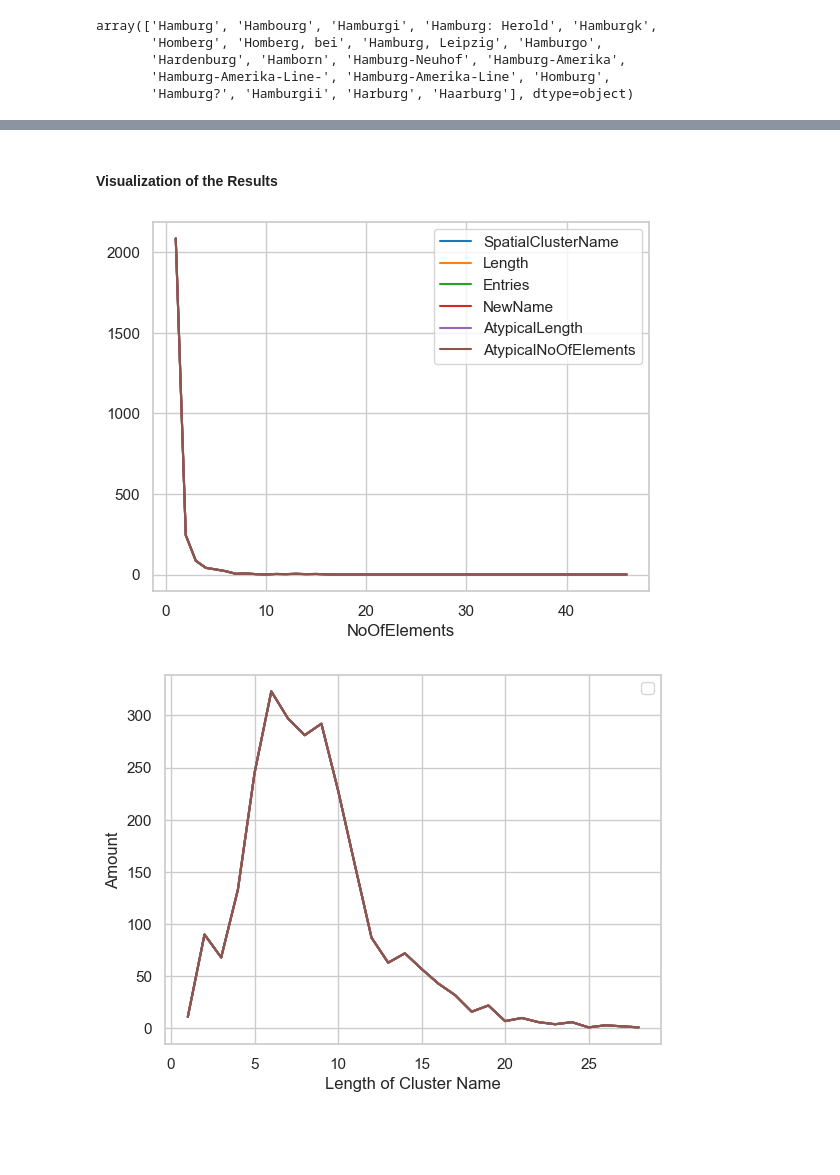
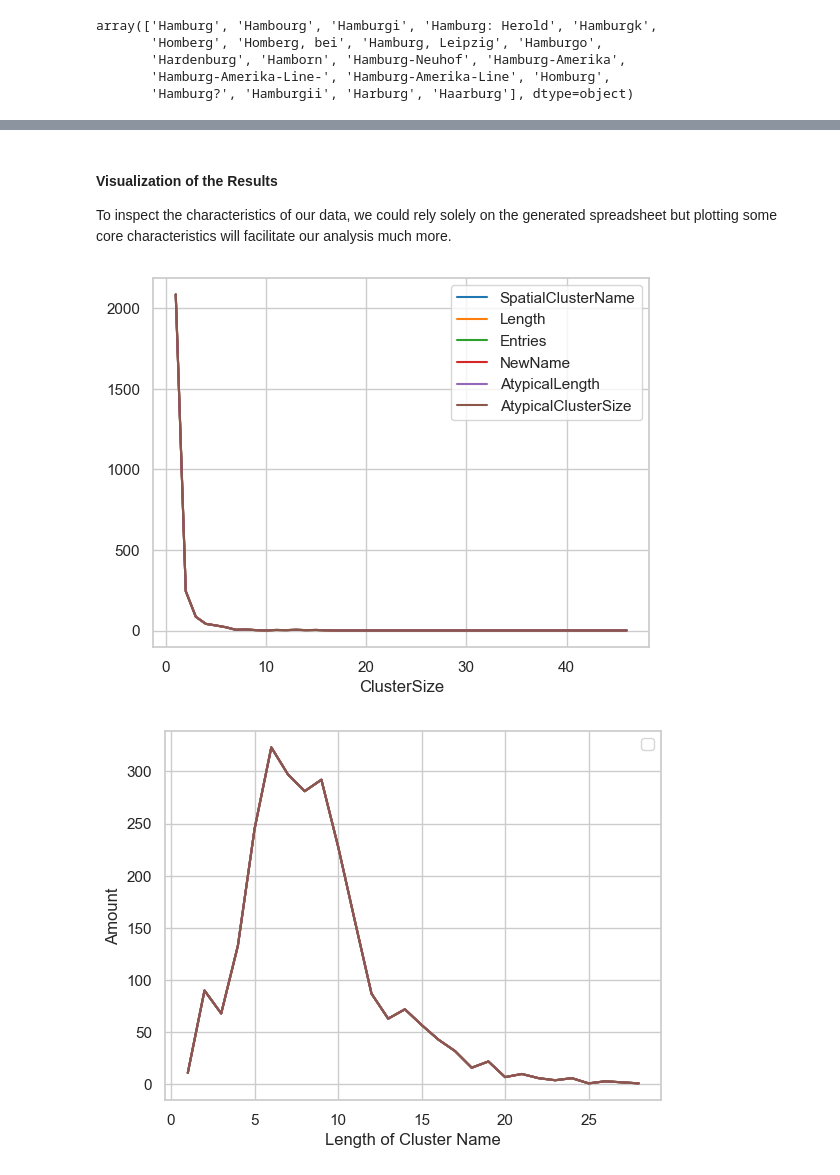
Before and after one commit to elektrobohemian/SBBrowse2018, a Jupyter notebook: DataProcessing.ipynb, the cells around one changed output, grey strips where cells are left out. Drawn from its saved outputs; the diff is of its cells as text; code cells hidden in the pictures; blank space fills up the shorter version.

```diff
--- a/DataProcessing.ipynb
+++ b/DataProcessing.ipynb
@@ -1733,13 +1735,13 @@ After flattening the clusters, we have to update the _spatialCluster_ column as
 # %%
 uniqueSpatials=df3["spatialClean"].unique()
 words=uniqueSpatials
-print(len(words))
+print(f"Unique spatial names: {len(words)}")
 # Jaro
 #clusters=scipycluster.fcluster(Z_huge, t=0.115,criterion="distance") # je höher d, desto mehr kommt in 1 cluster
 # Jaro-Winkler
 clusters=scipycluster.fcluster(Z_huge, t=0.095,criterion="distance") # je höher d, desto mehr kommt in 1 cluster
 
-print(clusters)
+#print(clusters)
 df3['spatialCluster'] = df3["spatialClean"].apply(getClusterID)
 grp=df3.groupby("spatialCluster")
 
@@ -1748,13 +1750,23 @@ print("Number of clusters: %i" % len(grp.groups.keys()))
 # save the clusters' names (for simplicity, we just take the name of the cluster's first element)
 clusterNames=dict()
 maxKey=-1
+
+# show every 100th cluster or whatever value "sampleOutputRate" is set to...
+sampleOutputRate=100
+it=0
+
+print("Sample cluster content:")
 for key in grp.groups.keys():
     if key:
         if key>maxKey:
             maxKey=key
         if not key in clusterNames:
             clusterNames[key]=grp.get_group(key)["spatialClean"].unique()[0]
+        # if we can divide the current it(eration) by "sampleOutputRate" without a remainder
+        # or if it is the first iteration: print the content of a sample cluster
+        it=it+1
+        if it%sampleOutputRate==0 or it==1:
+            print(" "+str(key)+" <"+clusterNames[key]+"> contains:\n\t"+str(grp.get_group(key)["spatialClean"].unique()))
 
-        print(str(key)+" <"+clusterNames[key]+"> contains:\n\t"+str(grp.get_group(key)["spatialClean"].unique()))
 printLog("Max key value: %i. Done."%maxKey)
 # %% [output]
@@ -1882,5 +1909,5 @@ korrekturen einarbeiten; sagen, welche spalten wie ausgefüllt werden müssen; v
 # %%
-dfValues={'SpatialClusterName':[],'Length':[],'NoOfElements':[],'Entries':[]}
+dfValues={'SpatialClusterName':[],'Length':[],'ClusterSize':[],'Entries':[]}
 
 sortedUniqueDF3=df3.sort_values(by="spatialClusterName")["spatialClusterName"].unique()
 
@@ -1892,12 +1919,12 @@ for uniqueName in sortedUniqueDF3:
         entriesString=",".join(entries)
         dfValues['SpatialClusterName'].append(uniqueName)
         dfValues['Length'].append(length)
-        dfValues['NoOfElements'].append(noOfElements)
+        dfValues['ClusterSize'].append(noOfElements)
         dfValues['Entries'].append(entriesString)
 
 spDF=pd.DataFrame(dfValues)
-spDF = spDF[['SpatialClusterName', 'Length','NoOfElements','Entries']]
-spDF['NoOfElements'] = pd.to_numeric(spDF['NoOfElements'])
+spDF = spDF[['SpatialClusterName', 'Length','ClusterSize','Entries']]
+spDF['ClusterSize'] = pd.to_numeric(spDF['ClusterSize'])
 spDF['Length'] = pd.to_numeric(spDF['Length'])
 spDF['NewName']=""
 
@@ -1906,8 +1933,8 @@ avgLength=spDF["Length"].mean()
 lowerLength=avgLength-stdLength
 upperLength=avgLength+stdLength
 
-stdNoOfElements=spDF['NoOfElements'].std()
-avgNoOfElements=spDF['NoOfElements'].mean()
+stdNoOfElements=spDF['ClusterSize'].std()
+avgNoOfElements=spDF['ClusterSize'].mean()
 lowerNoOfElements=avgNoOfElements-stdNoOfElements
 upperNoOfElements=avgNoOfElements+stdNoOfElements
 
@@ -1925,8 +1952,8 @@ def atypicalNoOfElements(x):
 
 
 spDF['AtypicalLength']=spDF['Length'].apply(atypicalLength)
-spDF['AtypicalNoOfElements']=spDF['NoOfElements'].apply(atypicalNoOfElements)
+spDF['AtypicalClusterSize']=spDF['ClusterSize'].apply(atypicalNoOfElements)
 
 spDF.to_excel("./spatialnames.xlsx",index=False)
-spDF.shape
+printLog("Created ./spatialnames.xlsx with a shape of: "+str(spDF.shape))
 # %% [output]
@@ -1934,12 +1961,14 @@ spDF.shape
-# %% [markdown]
-#### Visualization of the Results
+# %% [markdown]
+#### Visualization of the Results
+
+To inspect the characteristics of our data, we could rely solely on the generated spreadsheet but plotting some core characteristics will facilitate our analysis much more.
 # %%
-grpNoOfElements=spDF.groupby("NoOfElements")
+grpNoOfElements=spDF.groupby("ClusterSize")
 grpNoOfElements.count().plot()
 if saveFiguresAsPDF:
     plt.savefig('./figures/noelements_cluster.pdf')
 # %% [output]
-[figure, old version]
+[figure, new version]
 # %%
 grpLength=spDF.groupby("Length")
 grpLength.count().plot()
```
Also changed, not shown: parts of 45 cells of this notebook, 2 other files.
